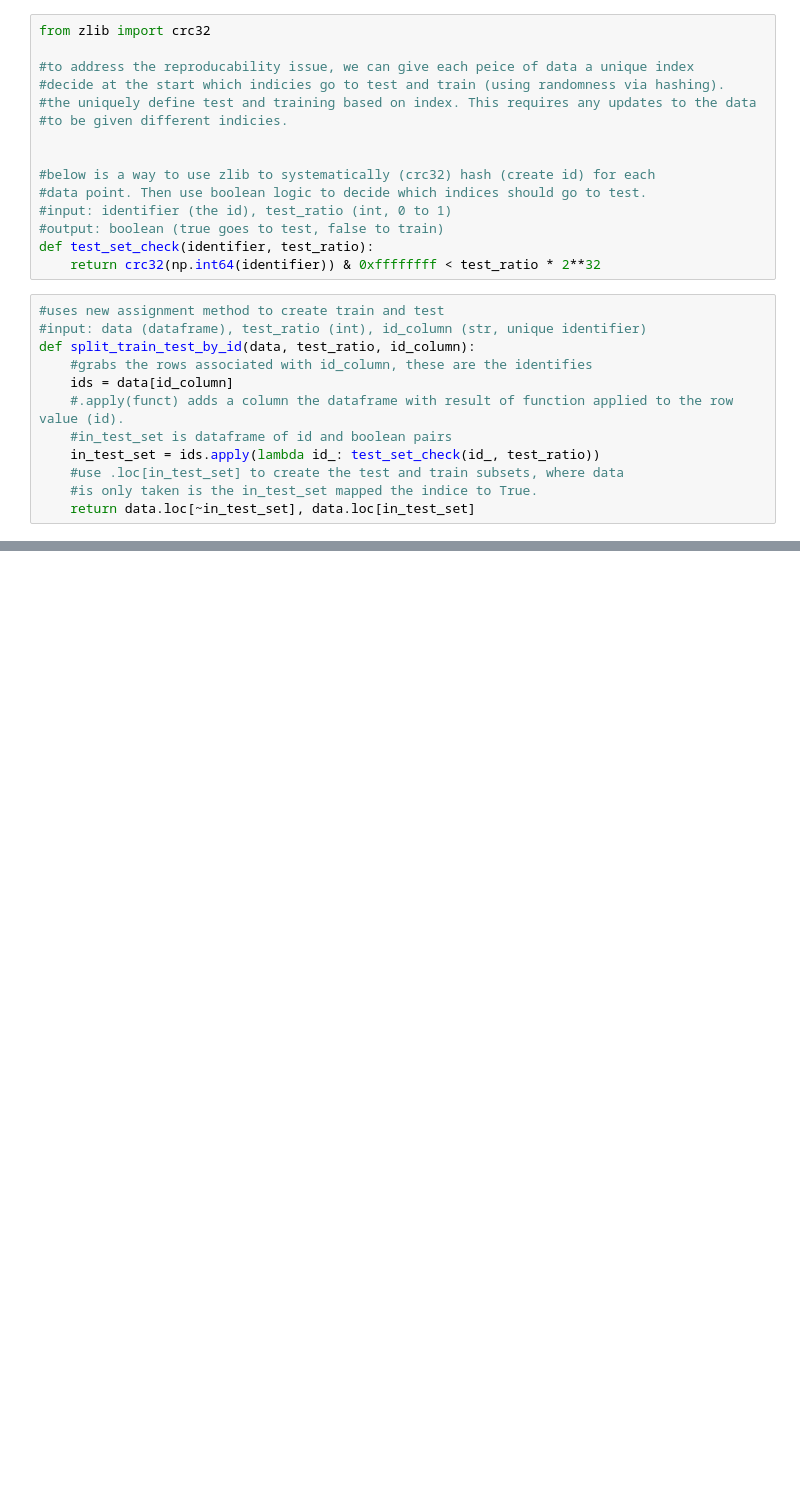
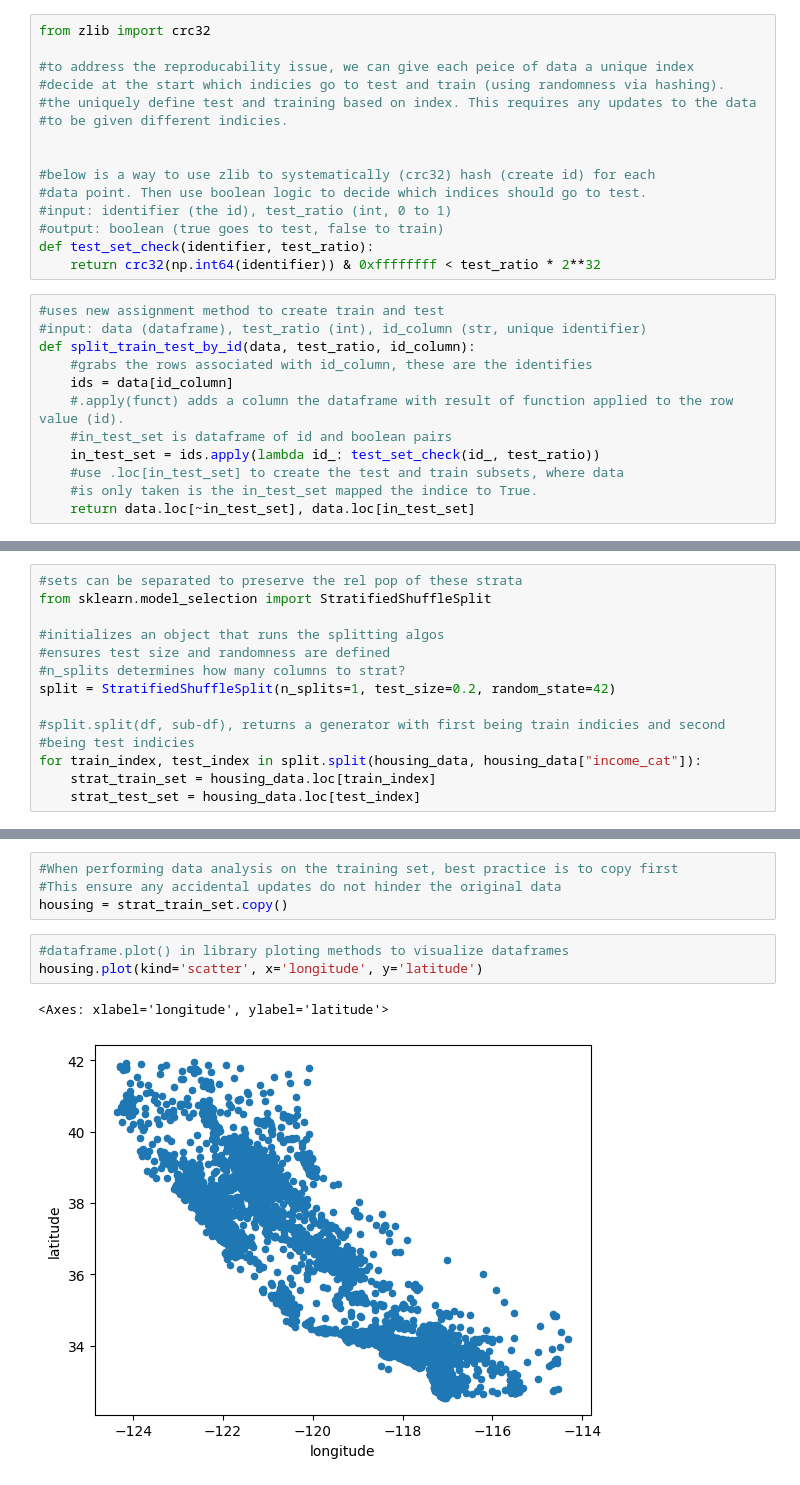
Before and after one commit to Acouvertier/hands_on_ml_solutions, a Jupyter notebook: chapter2/chapter2_follow.ipynb, the cells around one changed output, grey strips where cells are left out. Saved outputs shown, nothing was run; the diff lists cells and outputs as text; blank space fills up the shorter version.

```diff
--- a/chapter2/chapter2_follow.ipynb
+++ b/chapter2/chapter2_follow.ipynb
@@ -187,0 +219,14 @@ train_set, test_set = split_train_test_by_id(housing_with_id, 0.2, "index")
+# %%
+#sets can be separated to preserve the rel pop of these strata
+from sklearn.model_selection import StratifiedShuffleSplit
+
+#initializes an object that runs the splitting algos
+#ensures test size and randomness are defined
+#n_splits determines how many columns to strat?
+split = StratifiedShuffleSplit(n_splits=1, test_size=0.2, random_state=42)
+
+#split.split(df, sub-df), returns a generator with first being train indicies and second
+#being test indicies
+for train_index, test_index in split.split(housing_data, housing_data["income_cat"]):
+    strat_train_set = housing_data.loc[train_index]
+    strat_test_set = housing_data.loc[test_index]
@@ -187,0 +262,10 @@ train_set, test_set = split_train_test_by_id(housing_with_id, 0.2, "index")
+# %%
+#When performing data analysis on the training set, best practice is to copy first
+#This ensure any accidental updates do not hinder the original data
+housing = strat_train_set.copy()
+# %%
+#dataframe.plot() in library ploting methods to visualize dataframes
+housing.plot(kind='scatter', x='longitude', y='latitude')
+# %% [output]
+<Axes: xlabel='longitude', ylabel='latitude'>
+[figure, added]
```
Also changed, not shown: parts of 12 cells of this notebook.
